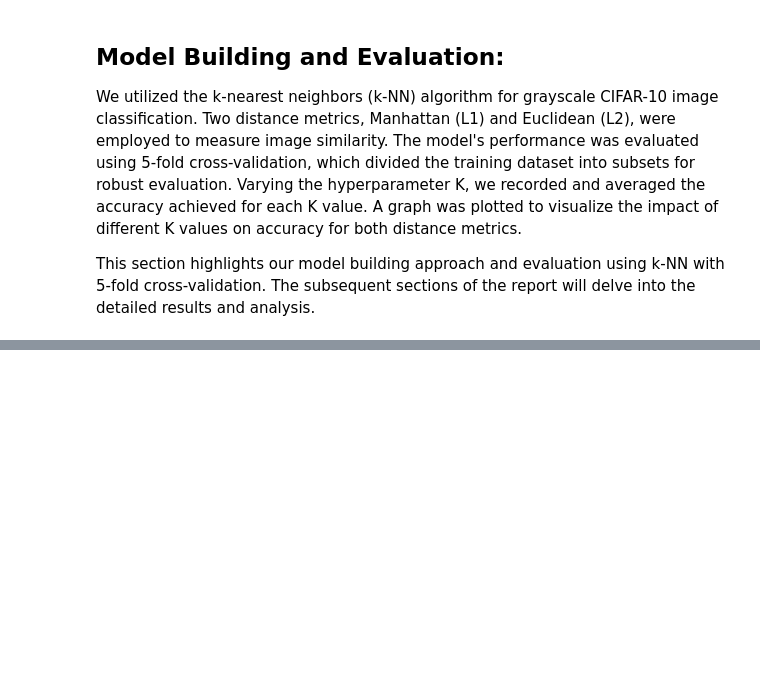
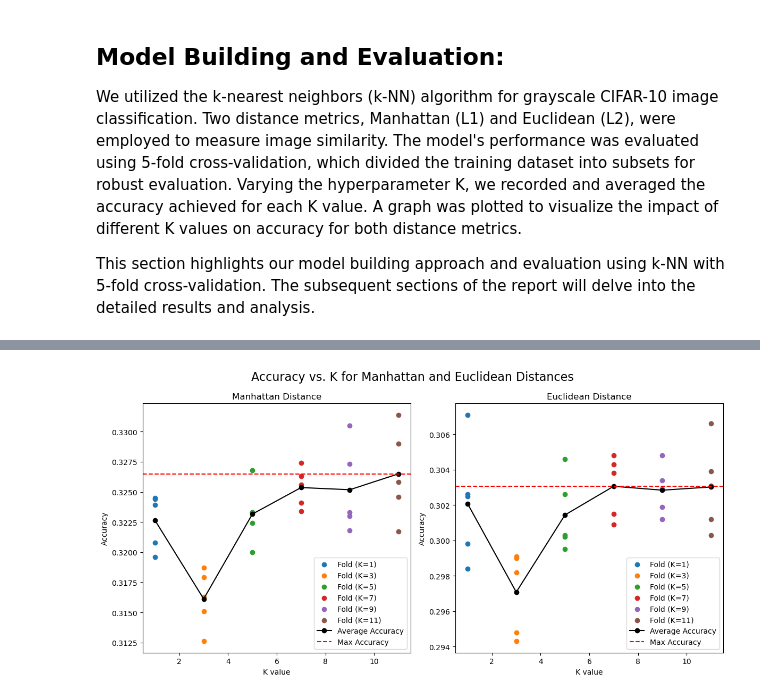
Before and after one commit to 19-40925-2/CVPR, a Jupyter notebook: assignment_1_KNN.ipynb, the cells around one changed output, grey strips where cells are left out. Drawn from its saved outputs; the diff is of its cells as text; code cells hidden in the pictures; blank space fills up the shorter version.

```diff
--- a/assignment_1_KNN.ipynb
+++ b/assignment_1_KNN.ipynb
@@ -181,0 +257,42 @@ This flattening process converts the 32x32 images into 1-dimensional arrays, all
+# %%
+fig, axs = plt.subplots(1, 2, figsize=(12, 6))
+
+# Plotting the graph for Manhattan distance
+axs[0].set_title("Manhattan Distance")
+axs[0].set_xlabel("K value")
+axs[0].set_ylabel("Accuracy")
+
+for i, k in enumerate(k_values):
+    x = [k] * 5  # Repeat k value 5 times
+    y = fold_accuracies_manhattan[i]  # Accuracy values for Manhattan distance
+    axs[0].scatter(x, y, marker='o', label=f"Fold (K={k})")
+
+mean_accuracies_manhattan = np.mean(fold_accuracies_manhattan, axis=1)
+max_accuracy_manhattan = np.max(mean_accuracies_manhattan)
+max_k_manhattan = k_values[np.argmax(mean_accuracies_manhattan)]
+axs[0].plot(k_values, mean_accuracies_manhattan, marker='o', linestyle='-', color='black', label="Average Accuracy")
+axs[0].axhline(max_accuracy_manhattan, color='red', linestyle='--', label="Max Accuracy")
+axs[0].legend()
+
+# Plotting the graph for Euclidean distance
+axs[1].set_title("Euclidean Distance")
+axs[1].set_xlabel("K value")
+axs[1].set_ylabel("Accuracy")
+
+for i, k in enumerate(k_values):
+    x = [k] * 5  # Repeat k value 5 times
+    y = fold_accuracies_euclidean[i]  # Accuracy values for Euclidean distance
+    axs[1].scatter(x, y, marker='o', label=f"Fold (K={k})")
+
+mean_accuracies_euclidean = np.mean(fold_accuracies_euclidean, axis=1)
+max_accuracy_euclidean = np.max(mean_accuracies_euclidean)
+max_k_euclidean = k_values[np.argmax(mean_accuracies_euclidean)]
+axs[1].plot(k_values, mean_accuracies_euclidean, marker='o', linestyle='-', color='black', label="Average Accuracy")
+axs[1].axhline(max_accuracy_euclidean, color='red', linestyle='--', label="Max Accuracy")
+axs[1].legend()
+
+fig.suptitle('Accuracy vs. K for Manhattan and Euclidean Distances', fontsize=16)
+plt.tight_layout()
+plt.show()
+# %% [output]
+[figure, added]
```
Also changed, not shown: parts of 35 cells of this notebook, 2 other files.
